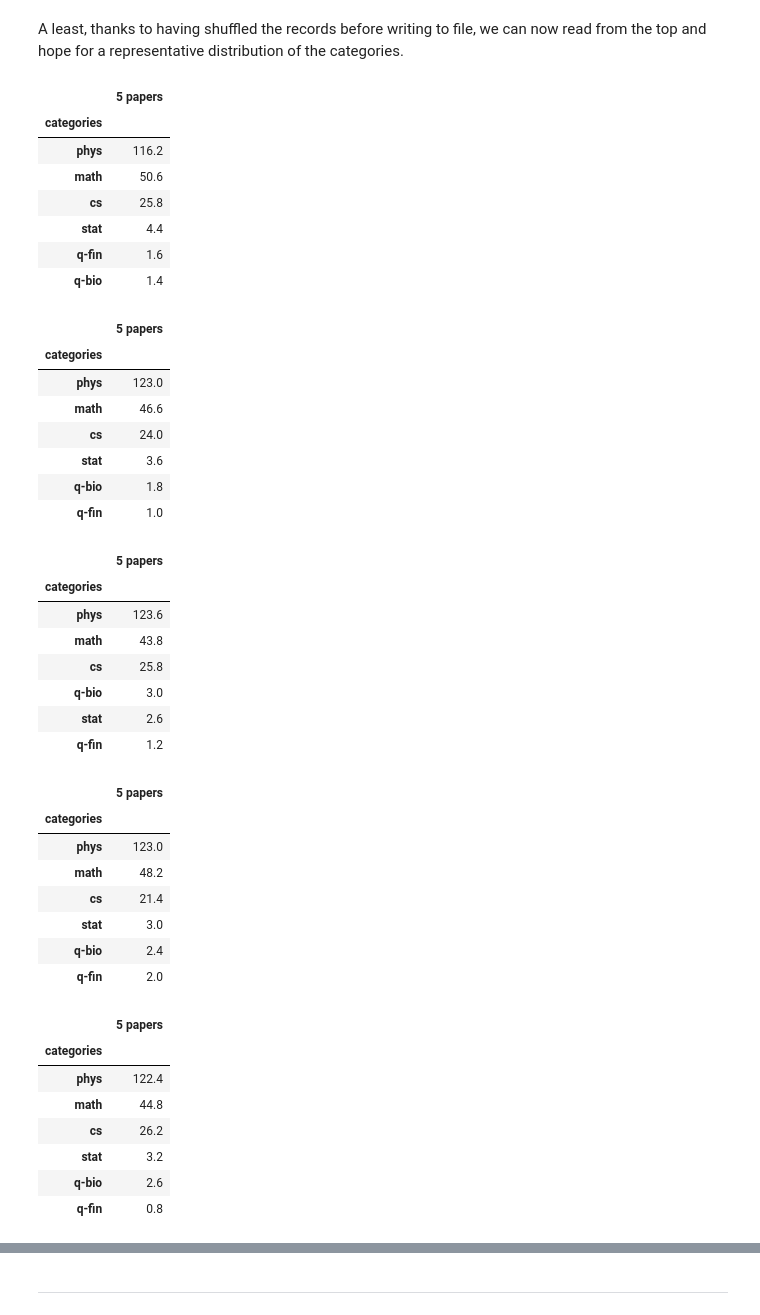
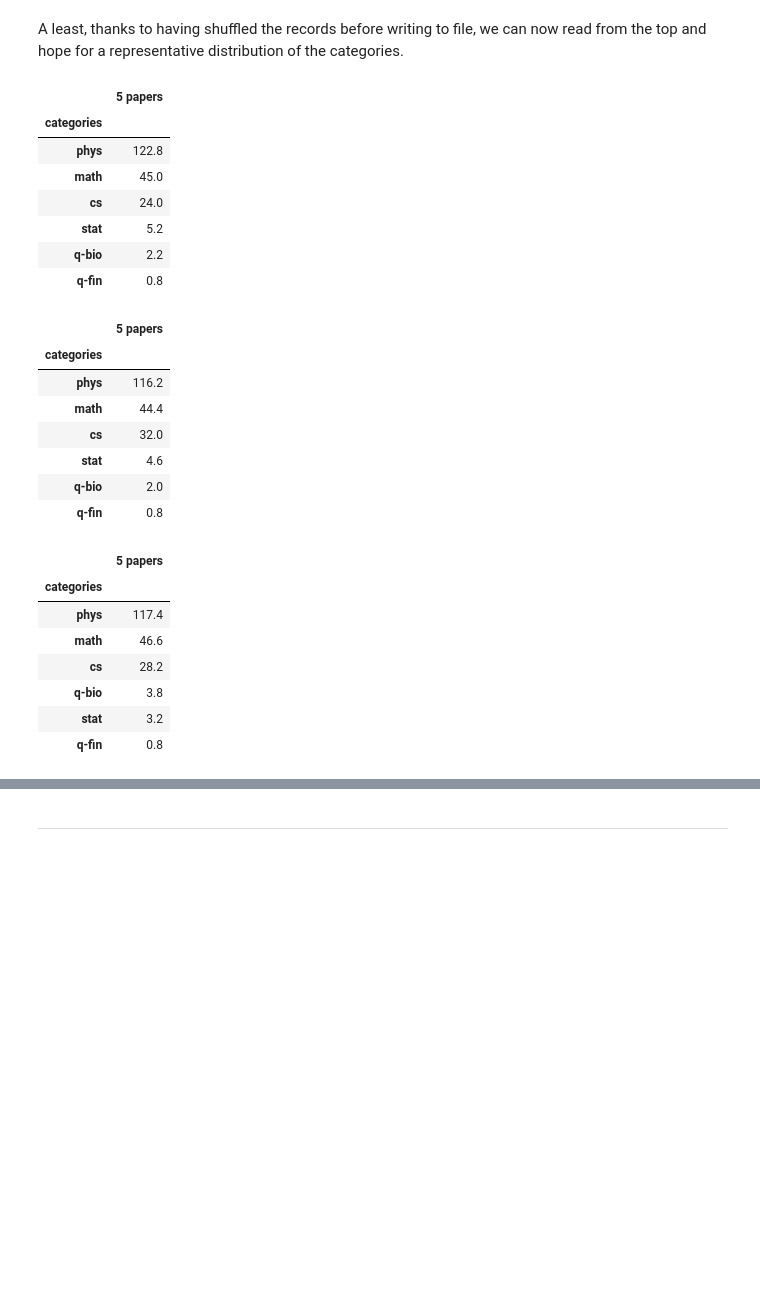
Before and after one commit to olszewskip/ArXiv_Classifier, a Jupyter notebook: arXiv_cleanup.ipynb, the cells around one changed output, grey strips where cells are left out. Drawn from its saved outputs; the diff is of its cells as text; code cells hidden in the pictures; blank space fills up the shorter version.

```diff
--- a/arXiv_cleanup.ipynb
+++ b/arXiv_cleanup.ipynb
@@ -672,48 +672,32 @@ A least, thanks to having shuffled the records before writing to file, we can no
 # %%
 file = os.path.join("data", "bare_all.csv")
 
 chunks = pd.read_csv(file, delimiter='\t', chunksize = 1000)
 
-for _ in range(5):
+for _ in range(3):
     show_cats(next(chunks), column='label', divideby=5, showplot=False)
 # %% [output]
 |  | 5 papers |
 | categories |  |
-| phys | 116.2 |
-| math | 50.6 |
-| cs | 25.8 |
-| stat | 4.4 |
-| q-fin | 1.6 |
-| q-bio | 1.4 |
+| phys | 122.8 |
+| math | 45.0 |
+| cs | 24.0 |
+| stat | 5.2 |
+| q-bio | 2.2 |
+| q-fin | 0.8 |
 |  | 5 papers |
 | categories |  |
-| phys | 123.0 |
-| math | 46.6 |
-| cs | 24.0 |
-| stat | 3.6 |
-| q-bio | 1.8 |
-| q-fin | 1.0 |
+| phys | 116.2 |
+| math | 44.4 |
+| cs | 32.0 |
+| stat | 4.6 |
+| q-bio | 2.0 |
+| q-fin | 0.8 |
 |  | 5 papers |
 | categories |  |
-| phys | 123.6 |
-| math | 43.8 |
-| cs | 25.8 |
-| q-bio | 3.0 |
-| stat | 2.6 |
-| q-fin | 1.2 |
+| phys | 117.4 |
+| math | 46.6 |
+| cs | 28.2 |
+| q-bio | 3.8 |
+| stat | 3.2 |
+| q-fin | 0.8 |
-|  | 5 papers |
-| categories |  |
-| phys | 123.0 |
-| math | 48.2 |
-| cs | 21.4 |
-| stat | 3.0 |
-| q-bio | 2.4 |
-| q-fin | 2.0 |
-|  | 5 papers |
-| categories |  |
-| phys | 122.4 |
-| math | 44.8 |
-| cs | 26.2 |
-| stat | 3.2 |
-| q-bio | 2.6 |
-| q-fin | 0.8 |
```
Also changed, not shown: parts of 3 cells of this notebook.
